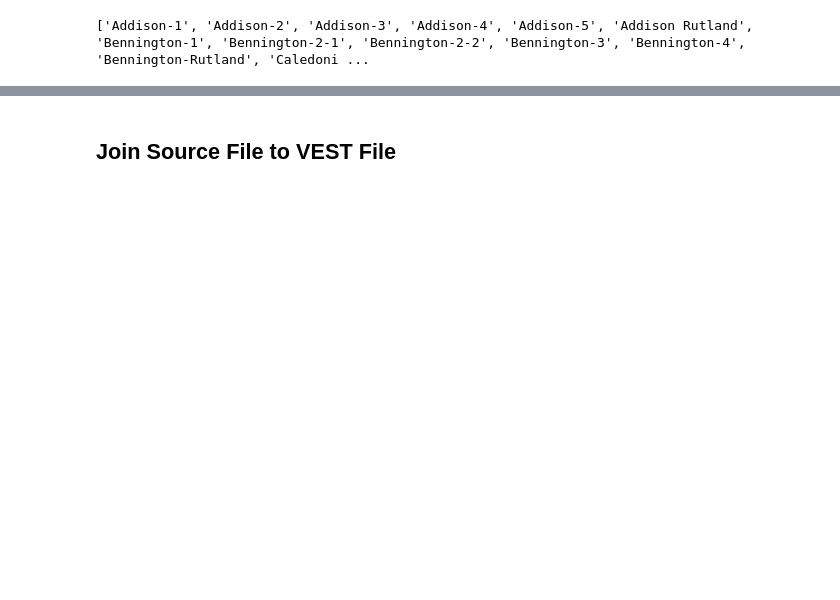
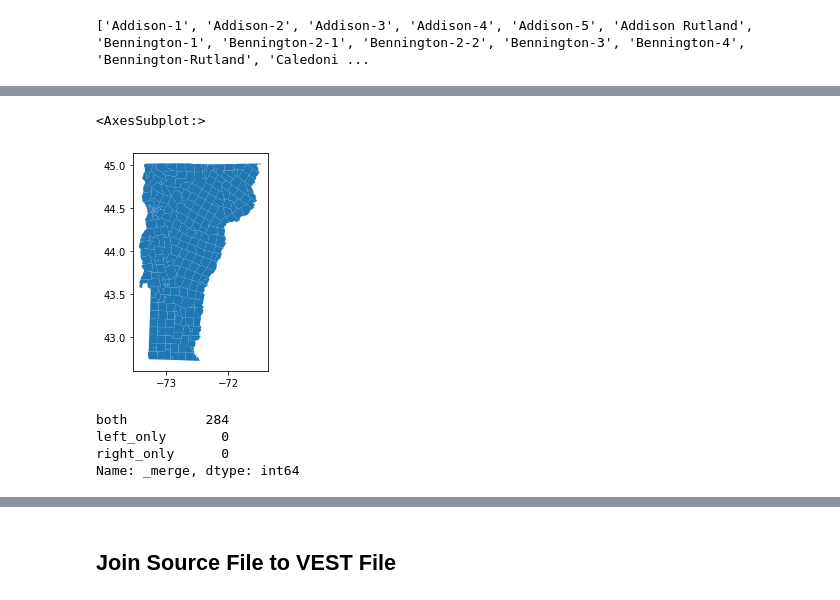
Before and after one commit to nonpartisan-redistricting-datahub/pdv-vt, a Jupyter notebook: vest-vt-2020/vest-vt-2020-validation.ipynb, the cells around one changed output, grey strips where cells are left out. Saved outputs shown, nothing was run; the diff lists cells and outputs as text; code cells hidden in the pictures; blank space fills up the shorter version.

```diff
--- a/vest-vt-2020/vest-vt-2020-validation.ipynb
+++ b/vest-vt-2020/vest-vt-2020-validation.ipynb
@@ -1439,0 +1389,45 @@ print(source_join["_merge"].value_counts())
+# %%
+final_changes_dict = {'Burlington-Merged | CHI-6-1':'Burlington 1',
+ 'Burlington-Merged | CHI-6-2':'Burlington 2',
+ 'Burlington-Merged | CHI-6-3':'Burlington 3',
+ 'Burlington-Merged | CHI-6-4':'Burlington 4',
+ 'Burlington-Merged | CHI-6-5':'Burlington 5',
+ 'Burlington-Merged | CHI-6-6':'Burlington 6',
+ 'Burlington-Merged | CHI-6-7':'Burlington 7',
+ 'Colchester Voting District | CHI-9-1':'Colchester 1',
+ 'Colchester Voting District | CHI-9-2':'Colchester 2',
+ 'Hinesburg Voting District | CHI-4-1':'Hinesburg 1',
+  'Hinesburg Voting District | CHI-4-2':'Hinesburg 2',
+ 'Milton Voting District | CHI-10':'Milton - Chittenden 10',
+ 'Milton Voting District | GI-CHI':'Milton - Grand Isle',
+ 'Shelburne Voting District | CHI-5-1':'Shelburne 1',
+ 'Shelburne Voting District | CHI-5-2':'Shelburne 2',
+ 'Springfield Voting District | WDR-3-1':'Springfield 1',
+'Springfield Voting District | WDR-3-2':'Springfield 2',
+ 'St. Albans Town Voting District | FRA-3-1':'St. Albans Town 1',
+ 'St. Albans Town Voting District | FRA-3-2':'St. Albans Town 2',
+ 'Sunderland Voting District | BEN-3':'Sunderland 3',
+ 'Sunderland Voting District | BEN-4':'Sunderland 4',
+ 'Tinmouth Voting District | RUT-2':'Tinmouth - Rutland 2',
+ 'Tinmouth Voting District | RUT-BEN':'Tinmouth - Bennington',
+ 'Troy Voting District | ORL-2':'Troy - Orleans 2',
+ 'Troy Voting District | ORL-LAM':'Troy - Lamoille',
+ 'Westminster Voting District | WDH-3':'Westminster 3',
+ 'Westminster Voting District | WDH-4':'Westminster 4',
+ 'Whittingham Voting District | WDH-6':'Whitingham - Windham 6',
+ 'Whittingham Voting District | WDH-BEN':'Whitingham - Bennington'}
+# %%
+final_shapefile["join_col"] = final_shapefile["join_col"].map(final_changes_dict).fillna(final_shapefile["join_col"])
+# %%
+final_shapefile.plot()
+# %% [output]
+<AxesSubplot:>
+[figure, added]
+# %%
+source_join = pd.merge(frame,final_shapefile,how="outer",on="join_col",indicator=True)
+source_join["_merge"].value_counts()
+# %% [output]
+both          284
+left_only       0
+right_only      0
+Name: _merge, dtype: int64
```
Also changed, not shown: parts of 114 cells of this notebook.
